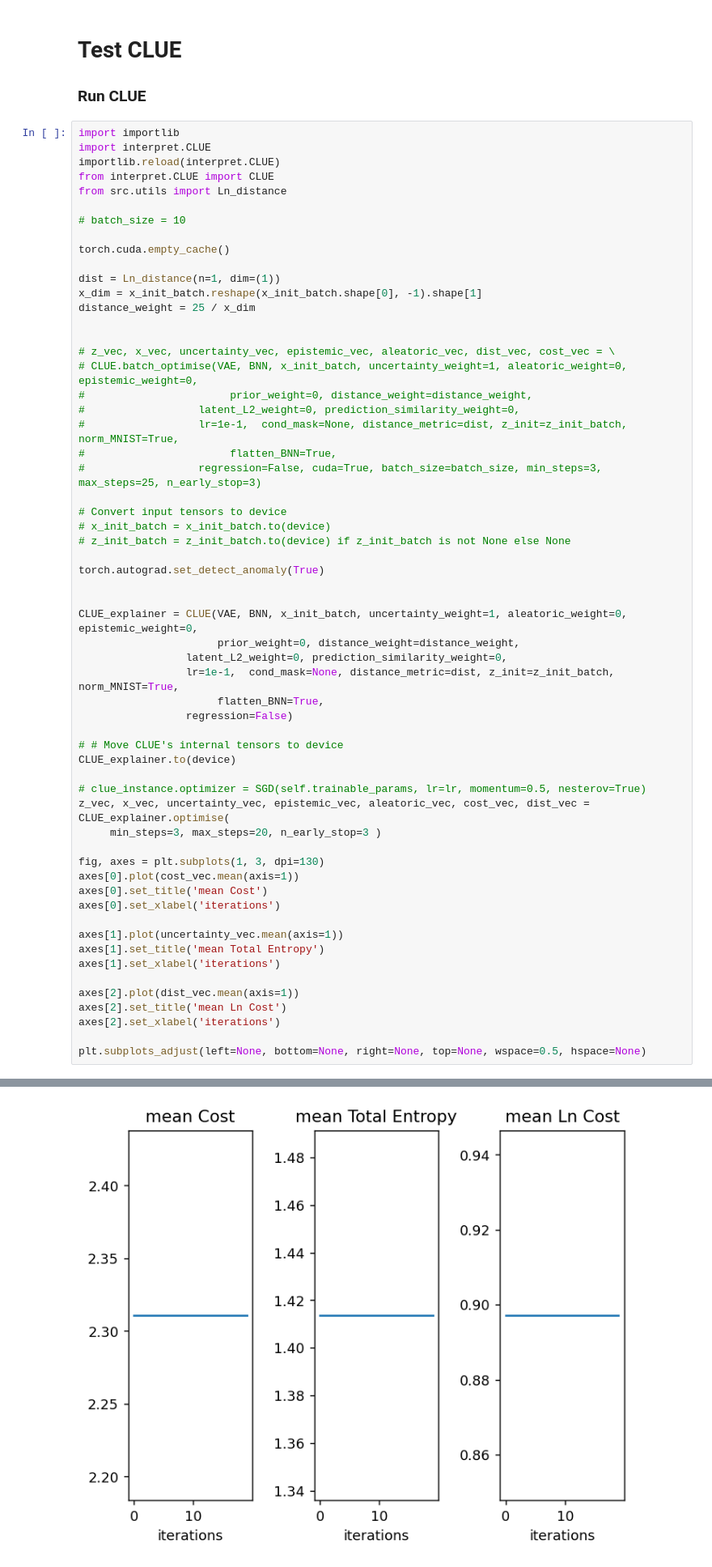
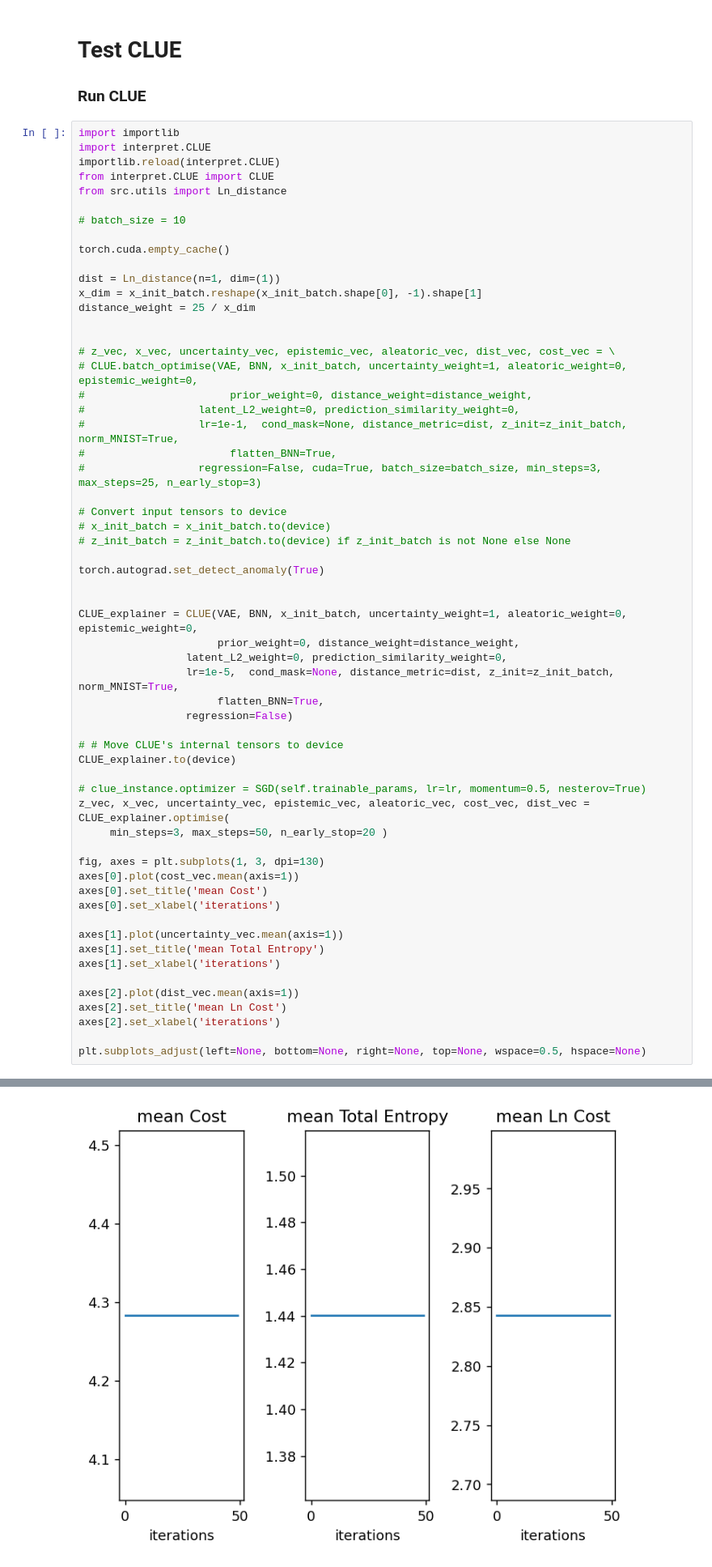
Before and after one commit to confinlay/Bayesian-CE, a Jupyter notebook: my-experiments/test-CLUE.ipynb, the cells around one changed output, grey strips where cells are left out. Shown at 81% size. Saved outputs shown, nothing was run; the diff lists cells and outputs as text.

```diff
--- a/my-experiments/test-CLUE.ipynb
+++ b/my-experiments/test-CLUE.ipynb
@@ -568,7 +634,7 @@ torch.autograd.set_detect_anomaly(True)
 CLUE_explainer = CLUE(VAE, BNN, x_init_batch, uncertainty_weight=1, aleatoric_weight=0, epistemic_weight=0,
                       prior_weight=0, distance_weight=distance_weight,
                  latent_L2_weight=0, prediction_similarity_weight=0,
-                 lr=1e-1,  cond_mask=None, distance_metric=dist, z_init=z_init_batch, norm_MNIST=True,
+                 lr=1e-5,  cond_mask=None, distance_metric=dist, z_init=z_init_batch, norm_MNIST=True,
                       flatten_BNN=True,
                  regression=False)
 
@@ -577,7 +643,7 @@ CLUE_explainer.to(device)
 
 # clue_instance.optimizer = SGD(self.trainable_params, lr=lr, momentum=0.5, nesterov=True)
 z_vec, x_vec, uncertainty_vec, epistemic_vec, aleatoric_vec, cost_vec, dist_vec = CLUE_explainer.optimise(
-     min_steps=3, max_steps=20, n_early_stop=3 )
+     min_steps=3, max_steps=50, n_early_stop=20 )
 
 fig, axes = plt.subplots(1, 3, dpi=130)
 axes[0].plot(cost_vec.mean(axis=1))
@@ -614,4 +680,4 @@ it 19, all conditions met, stopping
-[figure, old version]
+[figure, new version]
 # %%
 delta_x = np.abs(x_init_batch - x_vec[-1]).sum(axis=(1,2,3))
 delta_H = te_uncertainty_vec[uncert_idxs_sorted[:Nbatch]] - uncertainty_vec[-1]
```
Also changed, not shown: parts of 8 cells of this notebook.
